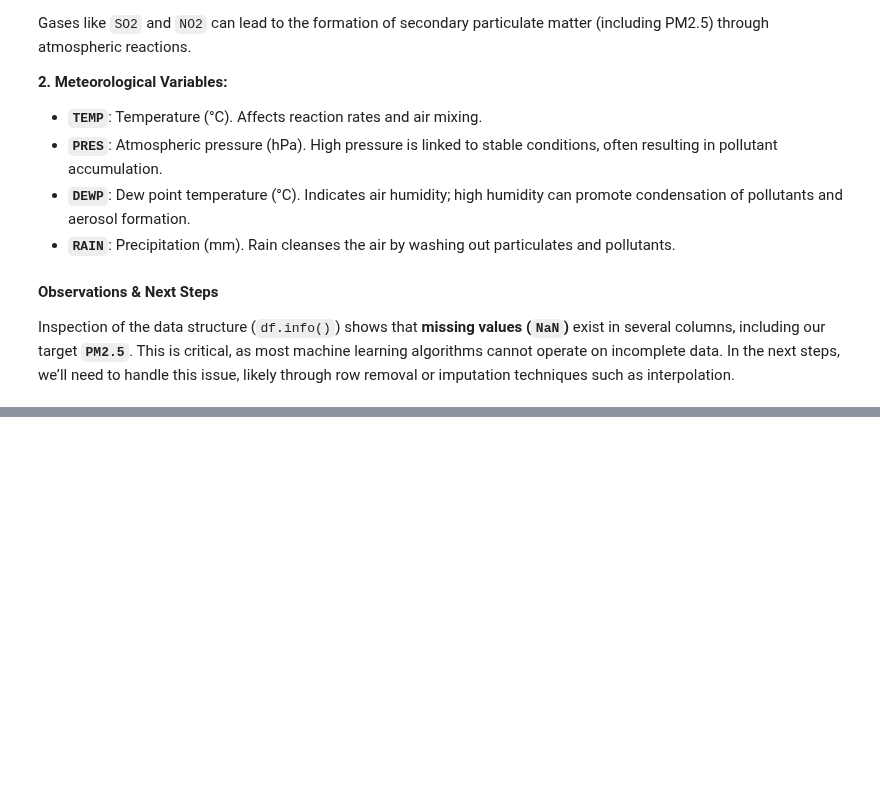
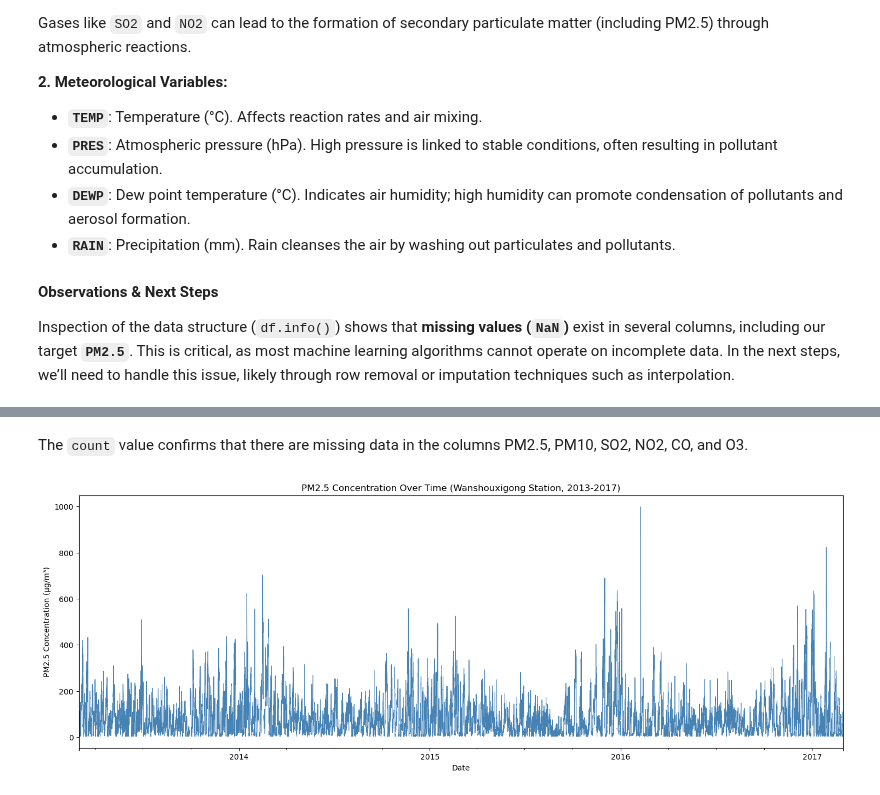
Before and after one commit to lukassso/python-mini-projects, a Jupyter notebook: machine-learning/ml_final_projects/03_air_pollution_forecasting.ipynb, the cells around one changed output, grey strips where cells are left out. Cells and saved outputs as stored; diff of their text form; code cells hidden in the pictures; blank space fills up the shorter version.

Commit message:
fp-airquality: initial EDA with descriptive statistics, visualizations, and correlation analysis

```diff
--- a/machine-learning/ml_final_projects/03_air_pollution_forecasting.ipynb
+++ b/machine-learning/ml_final_projects/03_air_pollution_forecasting.ipynb
@@ -103,0 +122,13 @@ Inspection of the data structure (`df.info()`) shows that **missing values (`NaN
+# %% [markdown]
+The `count` value confirms that there are missing data in the columns PM2.5, PM10, SO2, NO2, CO, and O3.
+# %%
+# Plotting PM2.5 values over time
+plt.figure(figsize=(18, 6))
+df['PM2.5'].plot(title='PM2.5 Concentration Over Time (Wanshouxigong Station, 2013-2017)',
+                 xlabel='Date',
+                 ylabel='PM2.5 Concentration (µg/m³)',
+                 color='steelblue',
+                 linewidth=0.8)
+plt.show()
+# %% [output]
+[figure, added]
```
Also changed, not shown: parts of 7 cells of this notebook.
